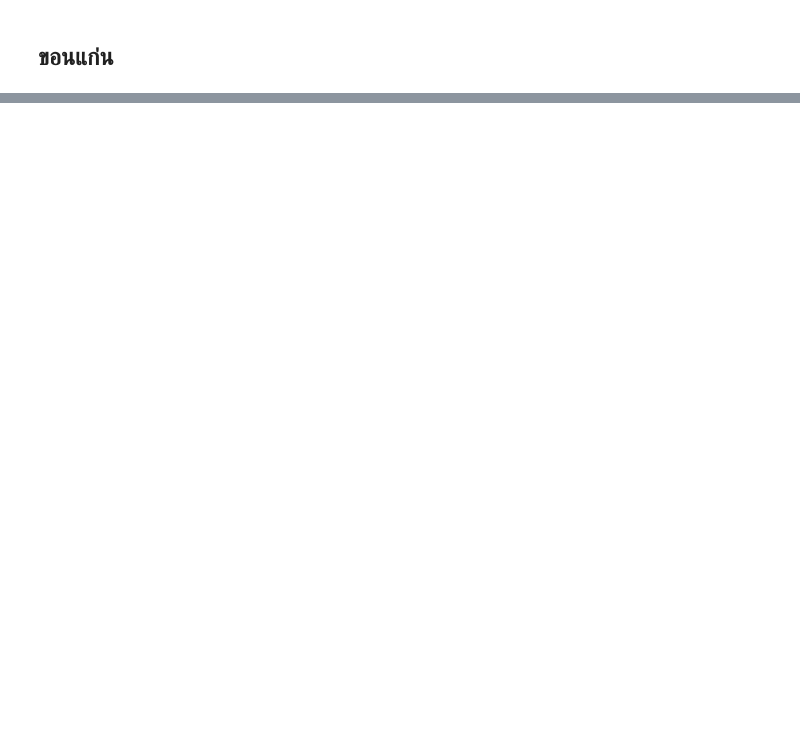
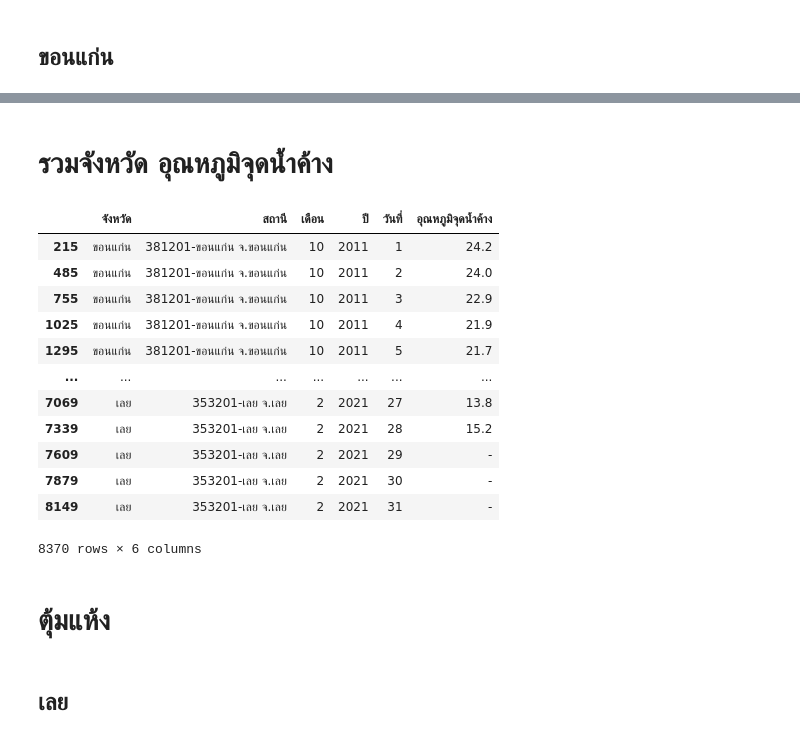
Before and after one commit to jirapat-tho/bsc_dpdm22, a Jupyter notebook: Quiz.ipynb, the cells around one changed output, grey strips where cells are left out. Cells and saved outputs as stored; diff of their text form; code cells hidden in the pictures; blank space fills up the shorter version.

```diff
--- a/Quiz.ipynb
+++ b/Quiz.ipynb
@@ -189,0 +637,32 @@ humidity_kkn.columns.values[3:34] =['1','2','3','4','5','6','7','8','9','10','11
+# %% [markdown]
+# รวมจังหวัด อุณหภูมิจุดน้ำค้าง
+# %%
+all_province_dew = pd.concat([dewp_lei, dewp_skn, dewp_npm, dewp_nk, dewp_kn])
+# %%
+F = pd.melt(all_province_dew,
+        id_vars=['จังหวัด','สถานี','เดือน','ปี'],
+                 var_name='วันที่', value_name='อุณหภูมิจุดน้ำค้าง')
+# %%
+F['วันที่'] = F['วันที่'].astype(int)
+# %%
+F =F.sort_values(by=['จังหวัด','ปี','เดือน','วันที่'])
+# %%
+F
+# %% [output]
+|  | จังหวัด | สถานี | เดือน | ปี | วันที่ | อุณหภูมิจุดน้ำค้าง |
+| 215 | ขอนแก่น | 381201-ขอนแก่น จ.ขอนแก่น | 10 | 2011 | 1 | 24.2 |
+| 485 | ขอนแก่น | 381201-ขอนแก่น จ.ขอนแก่น | 10 | 2011 | 2 | 24.0 |
+| 755 | ขอนแก่น | 381201-ขอนแก่น จ.ขอนแก่น | 10 | 2011 | 3 | 22.9 |
+| 1025 | ขอนแก่น | 381201-ขอนแก่น จ.ขอนแก่น | 10 | 2011 | 4 | 21.9 |
+| 1295 | ขอนแก่น | 381201-ขอนแก่น จ.ขอนแก่น | 10 | 2011 | 5 | 21.7 |
+| ... | ... | ... | ... | ... | ... | ... |
+| 7069 | เลย | 353201-เลย จ.เลย | 2 | 2021 | 27 | 13.8 |
+| 7339 | เลย | 353201-เลย จ.เลย | 2 | 2021 | 28 | 15.2 |
+| 7609 | เลย | 353201-เลย จ.เลย | 2 | 2021 | 29 | - |
+| 7879 | เลย | 353201-เลย จ.เลย | 2 | 2021 | 30 | - |
+| 8149 | เลย | 353201-เลย จ.เลย | 2 | 2021 | 31 | - |
+8370 rows × 6 columns
+# %% [markdown]
+# ตุ้มแห้ง
+# %% [markdown]
+## เลย
```
Also changed, not shown: parts of 128 cells of this notebook.
